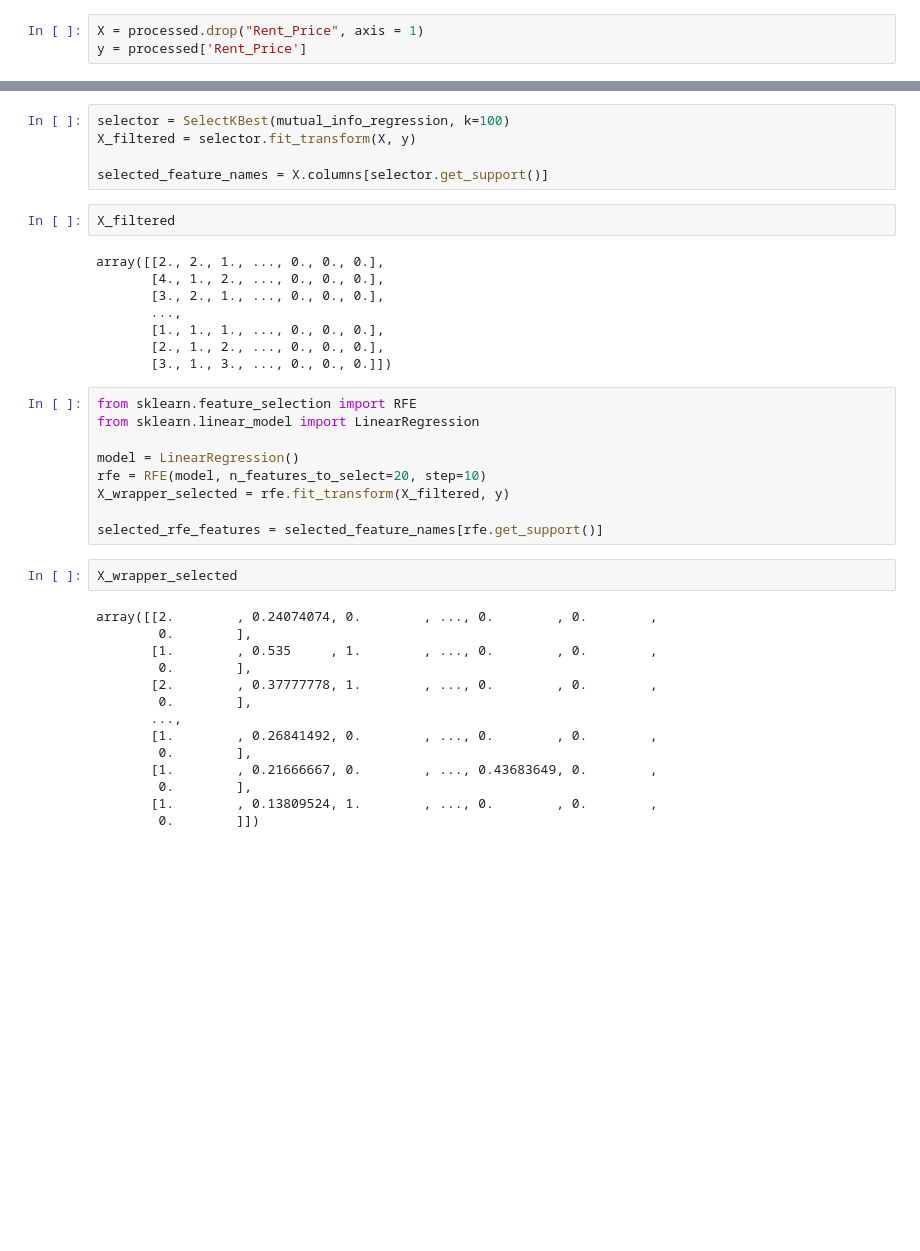
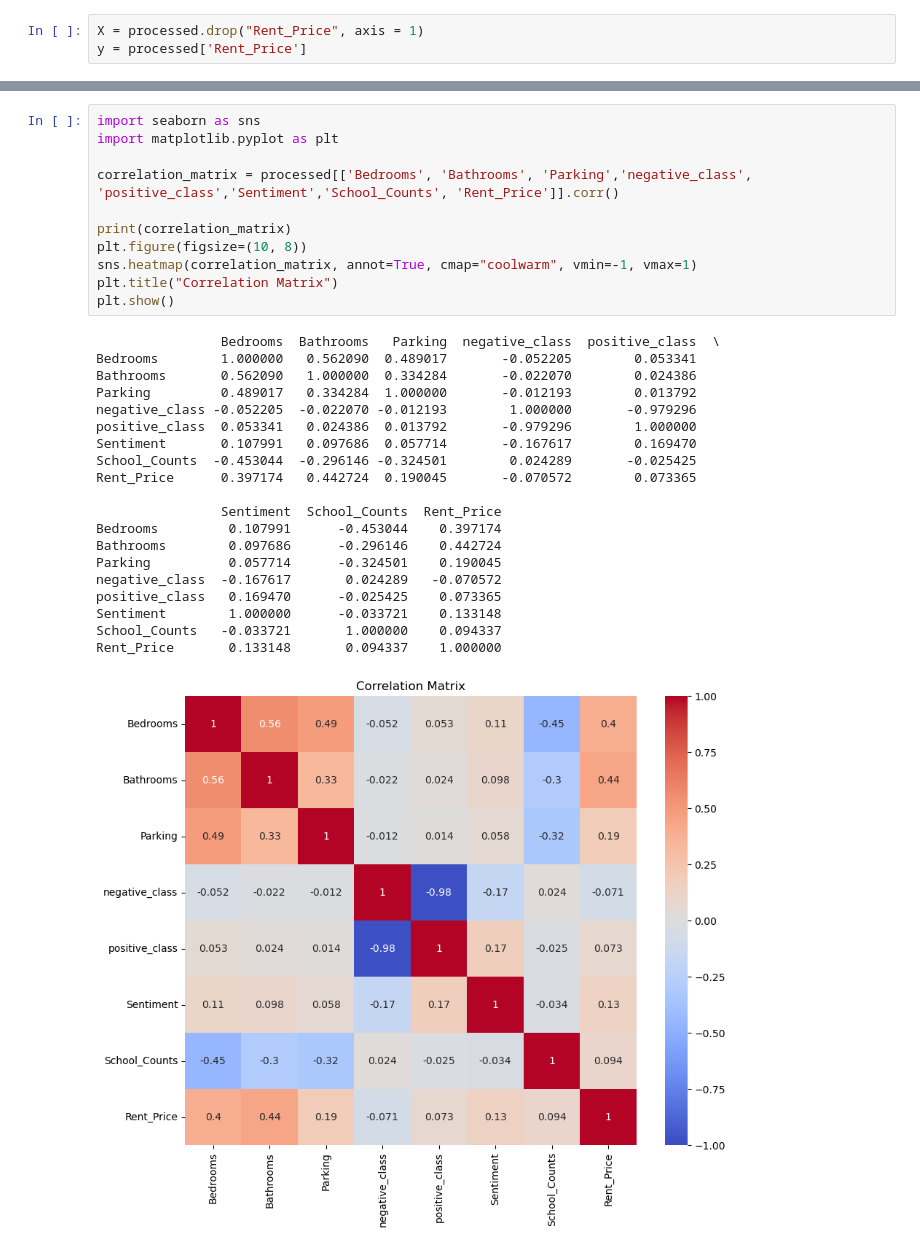
Before and after one commit to MAST30034-AppliedDataScience/project-2-group-real-estate-industry-project-25, a Jupyter notebook: notebooks/preprocess.ipynb, the cells around one changed output, grey strips where cells are left out. Cells and saved outputs as stored; diff of their text form; blank space fills up the shorter version.

Commit message:
started model building

```diff
--- a/notebooks/preprocess.ipynb
+++ b/notebooks/preprocess.ipynb
@@ -221,41 +142,33 @@ Length: 134, dtype: float64
-# %%
-selector = SelectKBest(mutual_info_regression, k=100)
-X_filtered = selector.fit_transform(X, y)
-
-selected_feature_names = X.columns[selector.get_support()]
-# %%
-X_filtered
-# %% [output]
-array([[2., 2., 1., ..., 0., 0., 0.],
-       [4., 1., 2., ..., 0., 0., 0.],
-       [3., 2., 1., ..., 0., 0., 0.],
-       ...,
-       [1., 1., 1., ..., 0., 0., 0.],
-       [2., 1., 2., ..., 0., 0., 0.],
-       [3., 1., 3., ..., 0., 0., 0.]])
-# %%
-from sklearn.feature_selection import RFE
-from sklearn.linear_model import LinearRegression
-
-model = LinearRegression()
-rfe = RFE(model, n_features_to_select=20, step=10)
-X_wrapper_selected = rfe.fit_transform(X_filtered, y)
-
-selected_rfe_features = selected_feature_names[rfe.get_support()]
-# %%
-X_wrapper_selected
-# %% [output]
-array([[2.        , 0.24074074, 0.        , ..., 0.        , 0.        ,
-        0.        ],
-       [1.        , 0.535     , 1.        , ..., 0.        , 0.        ,
-        0.        ],
-       [2.        , 0.37777778, 1.        , ..., 0.        , 0.        ,
-        0.        ],
-       ...,
-       [1.        , 0.26841492, 0.        , ..., 0.        , 0.        ,
-        0.        ],
-       [1.        , 0.21666667, 0.        , ..., 0.43683649, 0.        ,
-        0.        ],
-       [1.        , 0.13809524, 1.        , ..., 0.        , 0.        ,
-        0.        ]])
+# %%
+import seaborn as sns
+import matplotlib.pyplot as plt
+
+correlation_matrix = processed[['Bedrooms', 'Bathrooms', 'Parking','negative_class', 'positive_class','Sentiment','School_Counts', 'Rent_Price']].corr()
+
+print(correlation_matrix)
+plt.figure(figsize=(10, 8))
+sns.heatmap(correlation_matrix, annot=True, cmap="coolwarm", vmin=-1, vmax=1)
+plt.title("Correlation Matrix")
+plt.show()
+# %% [output]
+                Bedrooms  Bathrooms   Parking  negative_class  positive_class  \
+Bedrooms        1.000000   0.562090  0.489017       -0.052205        0.053341
+Bathrooms       0.562090   1.000000  0.334284       -0.022070        0.024386
+Parking         0.489017   0.334284  1.000000       -0.012193        0.013792
+negative_class -0.052205  -0.022070 -0.012193        1.000000       -0.979296
+positive_class  0.053341   0.024386  0.013792       -0.979296        1.000000
+Sentiment       0.107991   0.097686  0.057714       -0.167617        0.169470
+School_Counts  -0.453044  -0.296146 -0.324501        0.024289       -0.025425
+Rent_Price      0.397174   0.442724  0.190045       -0.070572        0.073365
+
+                Sentiment  School_Counts  Rent_Price
+Bedrooms         0.107991      -0.453044    0.397174
+Bathrooms        0.097686      -0.296146    0.442724
+Parking          0.057714      -0.324501    0.190045
+negative_class  -0.167617       0.024289   -0.070572
+positive_class   0.169470      -0.025425    0.073365
+Sentiment        1.000000      -0.033721    0.133148
+School_Counts   -0.033721       1.000000    0.094337
+Rent_Price       0.133148       0.094337    1.000000
+[figure, added]
 # %%
```
Also changed, not shown: parts of 24 cells of this notebook, 3 other files.
